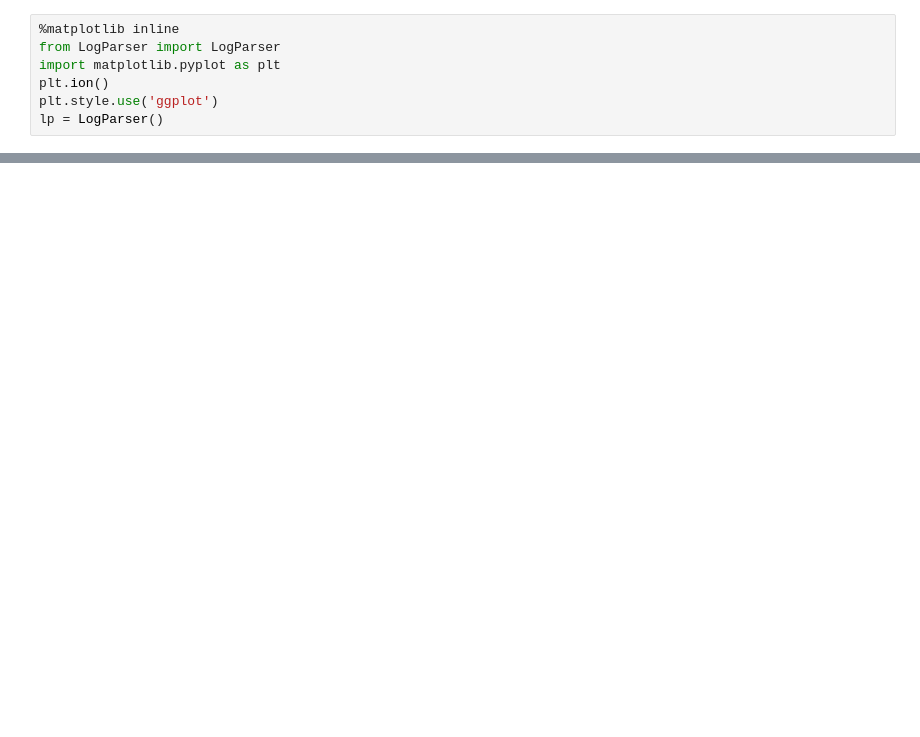
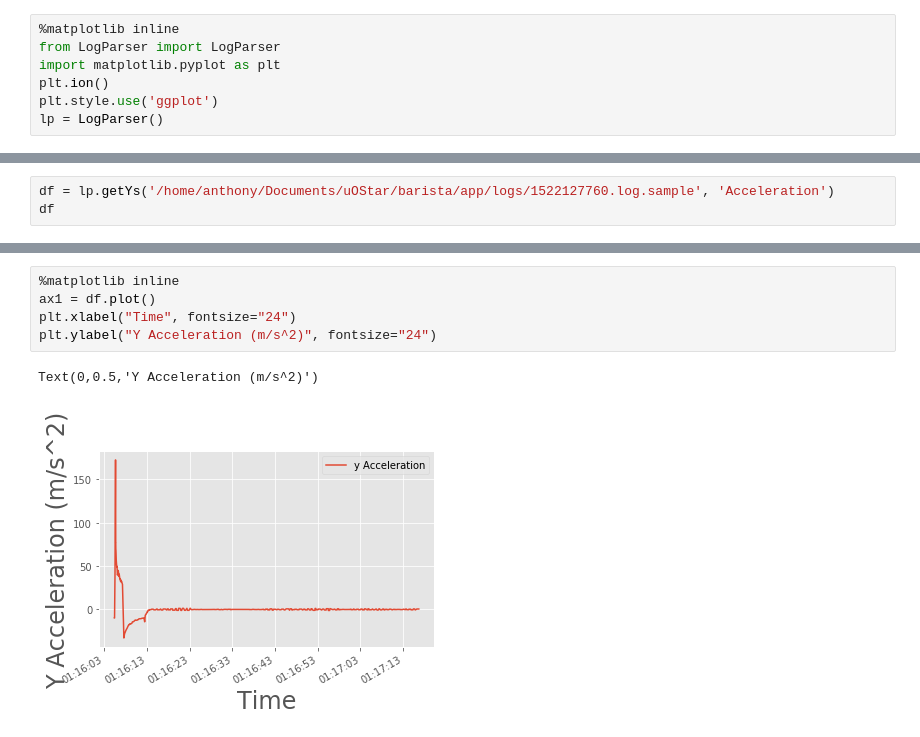
Before and after one commit to uorocketry/barista, a Jupyter notebook: client/Parser_Sample.ipynb, the cells around one changed output, grey strips where cells are left out. Drawn from its saved outputs; the diff is of its cells as text; blank space fills up the shorter version.

```diff
--- a/client/Parser_Sample.ipynb
+++ b/client/Parser_Sample.ipynb
@@ -41,0 +41,3 @@ ax3 = df.plot()
+# %%
+df = lp.getYs('/home/anthony/Documents/uOStar/barista/app/logs/1522127760.log.sample', 'Acceleration')
+df
@@ -41,0 +64,8 @@ ax3 = df.plot()
+# %%
+%matplotlib inline
+ax1 = df.plot()
+plt.xlabel("Time", fontsize="24")
+plt.ylabel("Y Acceleration (m/s^2)", fontsize="24")
+# %% [output]
+Text(0,0.5,'Y Acceleration (m/s^2)')
+[figure, added]
```
Also changed, not shown: parts of 7 cells of this notebook, 1 other file.
